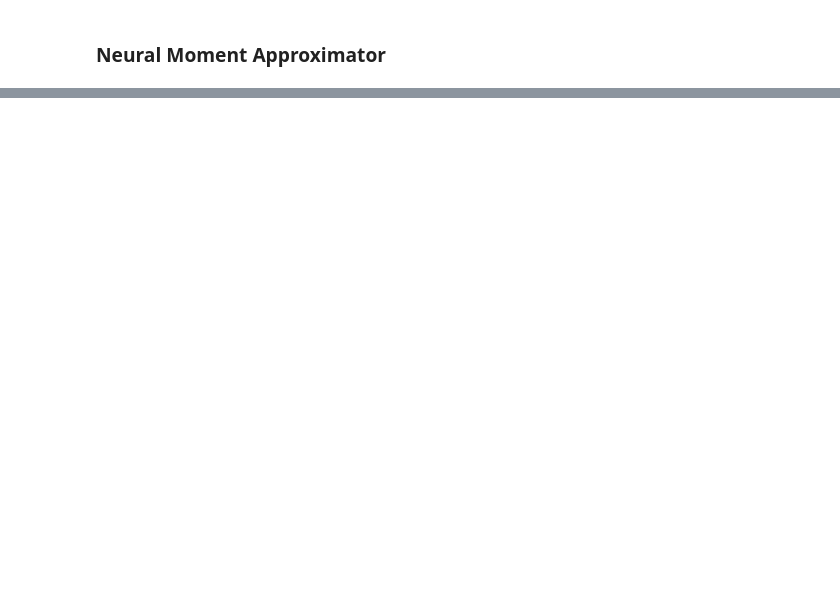
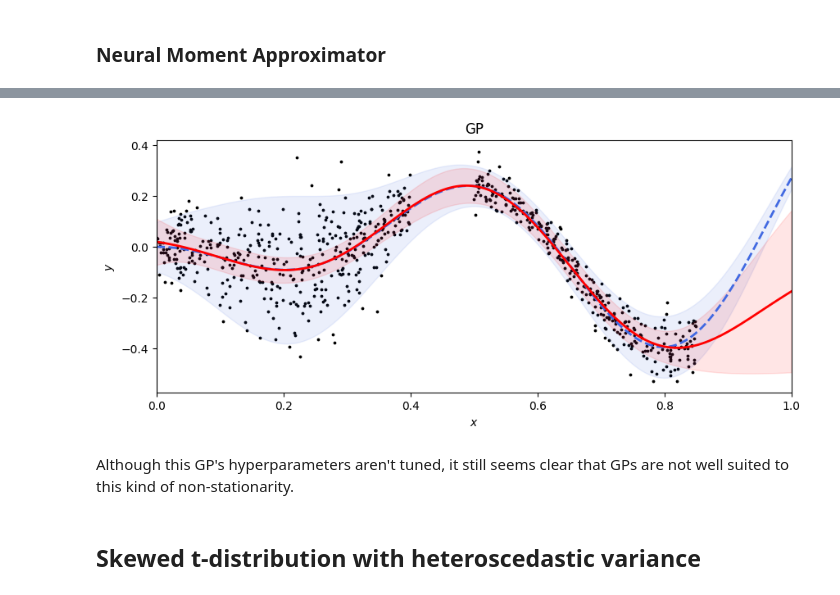
Before and after one commit to jreaso/martingale-predictive, a Jupyter notebook: notebooks/1d-general-experiments.ipynb, the cells around one changed output, grey strips where cells are left out. Saved outputs shown, nothing was run; the diff lists cells and outputs as text; code cells hidden in the pictures; blank space fills up the shorter version.

```diff
--- a/notebooks/1d-general-experiments.ipynb
+++ b/notebooks/1d-general-experiments.ipynb
@@ -165,0 +233,20 @@ Training directly on the log probability density (with the right distribution -
+# %%
+X_vals = x_vals.reshape(-1, 1)
+y_pred, sigma_pred = gp.predict(X_vals, return_std=True)
+# %%
+plt.figure(figsize=(10,4))
+plt.scatter(x, y, s=3, color="black")
+plt.fill_between(x_vals, mu_vals-norm_crit*sigma_vals, mu_vals+norm_crit*sigma_vals, color=colors[0], alpha=0.1)
+plt.plot(x_vals, mu_vals, color=colors[0], linewidth=2, linestyle="--")
+plt.fill_between(x_vals, y_pred-norm_crit*sigma_pred, y_pred+norm_crit*sigma_pred, color=colors[1], alpha=0.1)
+plt.plot(x_vals, y_pred, color=colors[1], linewidth=2)
+plt.xlim(0,1)
+plt.xlabel("$x$"); plt.ylabel("$y$")
+plt.title("GP")
+plt.show()
+# %% [output]
+[figure, added]
+# %% [markdown]
+Although this GP's hyperparameters aren't tuned, it still seems clear that GPs are not well suited to this kind of non-stationarity.
+# %% [markdown]
+## Skewed t-distribution with heteroscedastic variance
```
Also changed, not shown: parts of 22 cells of this notebook.
